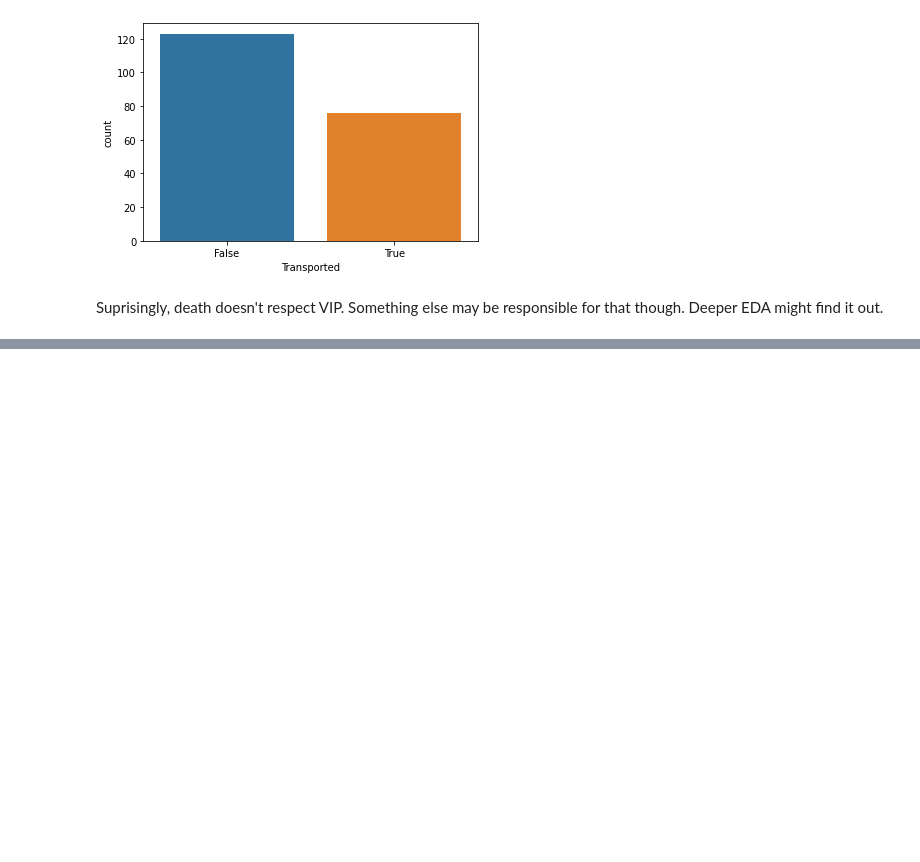
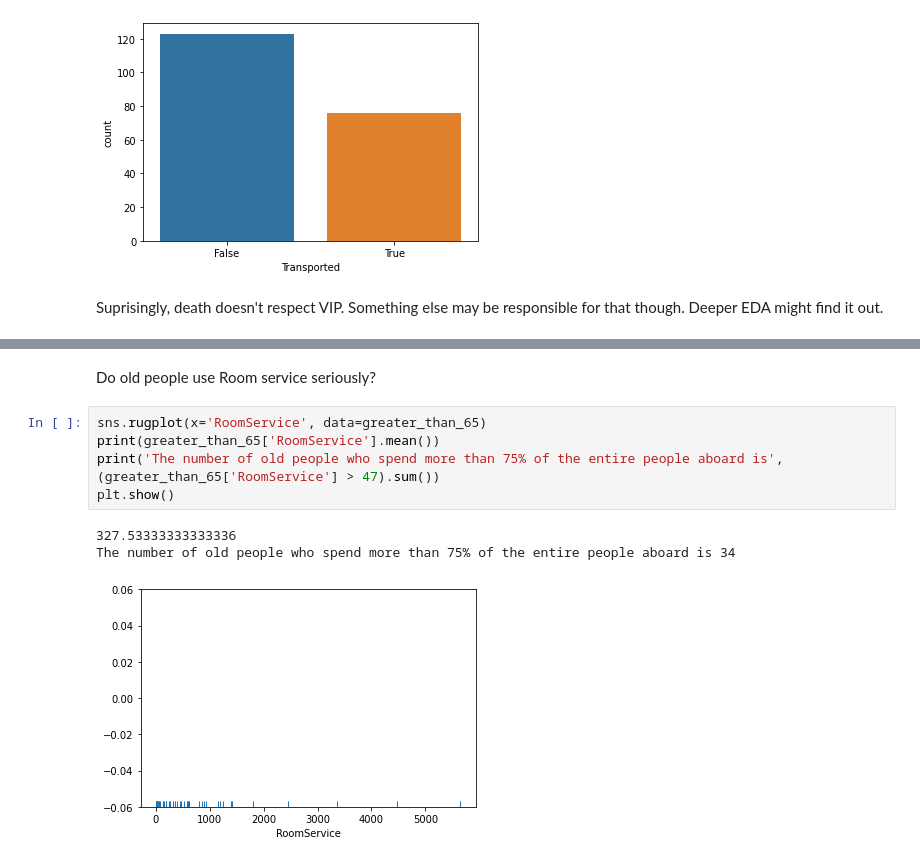
Before and after one commit to TosinPhillip/Spaceship-Titanic-EDA, a Jupyter notebook: Titanic.ipynb, the cells around one changed output, grey strips where cells are left out. Drawn from its saved outputs; the diff is of its cells as text; blank space fills up the shorter version.

```diff
--- a/Titanic.ipynb
+++ b/Titanic.ipynb
@@ -436,0 +458,11 @@ Suprisingly, death doesn't respect VIP. Something else may be responsible for th
+# %% [markdown]
+Do old people use Room service seriously?
+# %%
+sns.rugplot(x='RoomService', data=greater_than_65)
+print(greater_than_65['RoomService'].mean())
+print('The number of old people who spend more than 75% of the entire people aboard is', (greater_than_65['RoomService'] > 47).sum())
+plt.show()
+# %% [output]
+327.53333333333336
+The number of old people who spend more than 75% of the entire people aboard is 34
+[figure, added]
```
Also changed, not shown: parts of 9 cells of this notebook.
